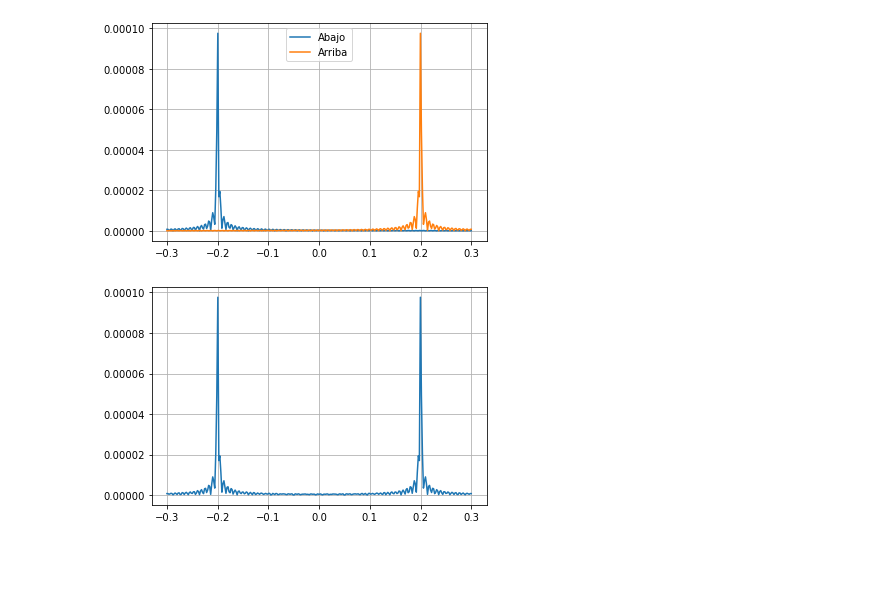
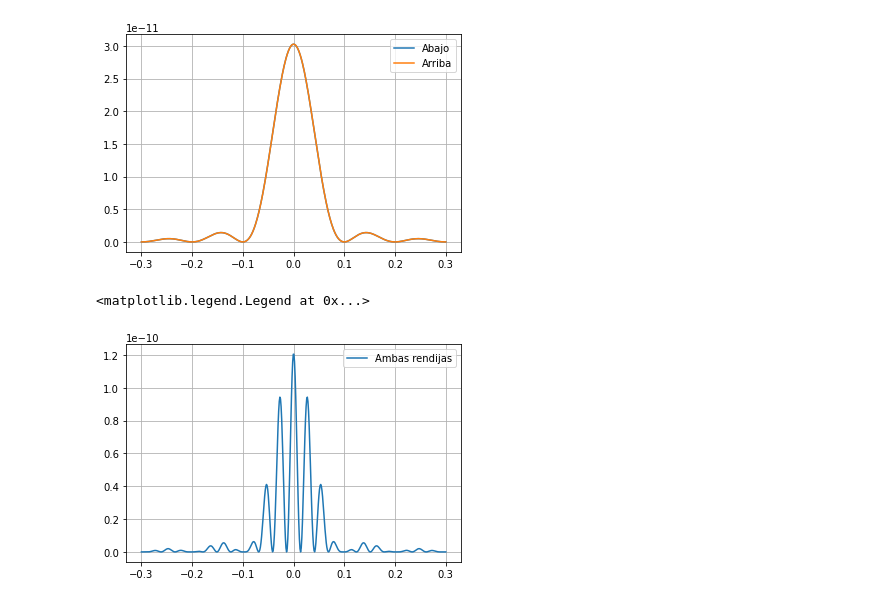
Before and after one commit to AlejandroPuert/LabIntermedio, a Jupyter notebook: IntegralNumerica.ipynb, the cells around one changed output. Saved outputs shown, nothing was run; the diff lists cells and outputs as text; code cells hidden in the pictures; blank space fills up the shorter version.

```diff
--- a/IntegralNumerica.ipynb
+++ b/IntegralNumerica.ipynb
@@ -36,20 +36,21 @@ def I3(D1,D2,lam,a,d,z): #Las dos
     A = np.exp((2*np.pi*1j*(D1+D2))/lam)*(int_simpson(func,-d-a/2,-d+a/2,N=1000) + int_simpson(func,d-a/2,d+a/2,N=1000))
     return A
 # %%
-D1 = .5
-D2 = .5
+D1 = 1
+D2 = 1
 lam = 5.5e-7
-d = 0.1
-a = 0.0001
-Z = np.linspace(-0.3,0.3,300)
+a = 5.5e-6
+d = 0.00001
+
+Z = np.linspace(-0.3,0.3,500)
 Int1 = [] #solo la de abajo
 Int2 = [] #Solo la de arriba
 Int3 = [] #las dos
 for i in range(len(Z)):
     z = Z[i]
-    Int1.append(abs(I1(D1,D2,lam,a,d,z)))
-    Int2.append(abs(I2(D1,D2,lam,a,d,z)))
-    Int3.append(abs(I3(D1,D2,lam,a,d,z)))
+    Int1.append(abs(I1(D1,D2,lam,a,d,z))**2)
+    Int2.append(abs(I2(D1,D2,lam,a,d,z))**2)
+    Int3.append(abs(I3(D1,D2,lam,a,d,z))**2)
 
 
 Int1 = np.array(Int1)
@@ -61,9 +62,11 @@ plt.plot(Z,Int2,label = 'Arriba')
 plt.legend()
 plt.grid()
 # %% [output]
-[figure, old version]
+[figure, new version]
 # %%
-plt.plot(Z,Int3)
+plt.plot(Z,Int3,label = 'Ambas rendijas')
 plt.grid()
+plt.legend()
 # %% [output]
+<matplotlib.legend.Legend at 0x...>
-[figure, old version]
+[figure, new version]
```
Also changed, not shown: parts of 1 cell of this notebook.
